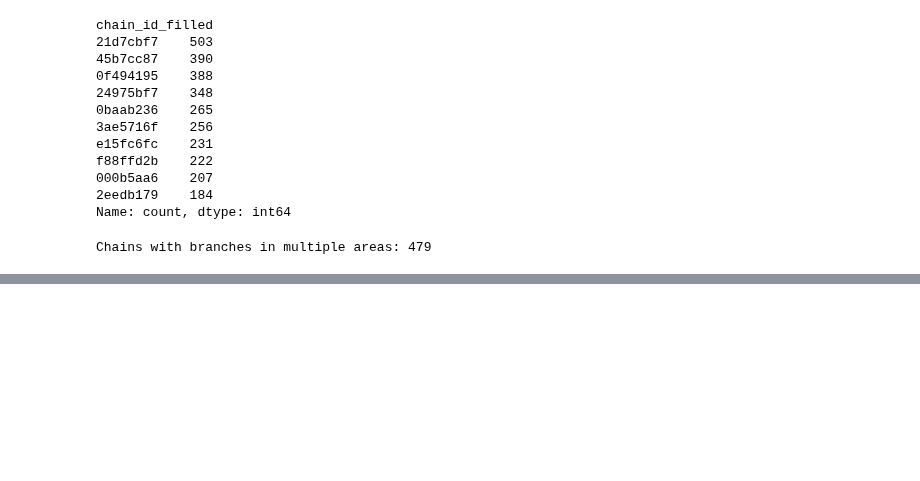
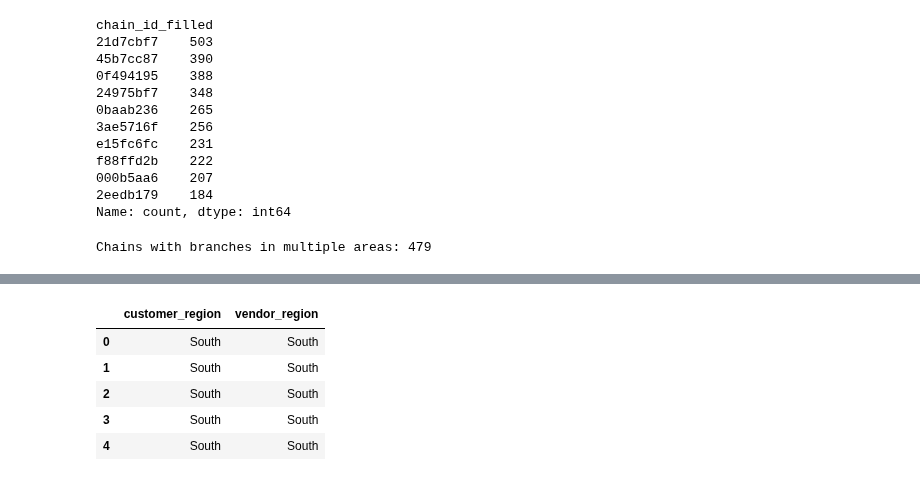
Before and after one commit to Alanoudis/food-delivery-rec, a Jupyter notebook: notebooks/rema/data_analysis.ipynb, the cells around one changed output, grey strips where cells are left out. Drawn from its saved outputs; the diff is of its cells as text; code cells hidden in the pictures; blank space fills up the shorter version.

```diff
--- a/notebooks/rema/data_chain.ipynb
+++ b/notebooks/rema/data_analysis.ipynb
@@ -1107,0 +1147,3 @@ full_data.head()
+# %%
+for col in ['customer_lat','customer_lon','vendor_lat','vendor_lon']:
+    full_data[col] = pd.to_numeric(full_data[col], errors='coerce')
@@ -1107,0 +1162,6 @@ full_data.head()
+# %%
+# حدود عملية مشتقة من describe() الذي أرسلته
+CUST_LAT_SPLIT = 1.35
+VEND_LAT_SPLIT = 1.35
+CUST_LON_SPLIT = 103.85
+VEND_LON_SPLIT = 103.85
@@ -1107,0 +1185,14 @@ full_data.head()
+# %%
+# North/South + East/West + رُباعيات للعميل
+full_data['customer_NS']   = full_data['customer_lat'].apply(lambda v: ns_region(v, CUST_LAT_SPLIT))
+full_data['customer_EW']   = full_data['customer_lon'].apply(lambda v: ew_region(v, CUST_LON_SPLIT))
+full_data['customer_quad'] = full_data.apply(
+    lambda r: quad_region(r['customer_lat'], r['customer_lon'], CUST_LAT_SPLIT, CUST_LON_SPLIT), axis=1
+)
+# %%
+# North/South + East/West + رُباعيات للفندر
+full_data['vendor_NS']   = full_data['vendor_lat'].apply(lambda v: ns_region(v, VEND_LAT_SPLIT))
+full_data['vendor_EW']   = full_data['vendor_lon'].apply(lambda v: ew_region(v, VEND_LON_SPLIT))
+full_data['vendor_quad'] = full_data.apply(
+    lambda r: quad_region(r['vendor_lat'], r['vendor_lon'], VEND_LAT_SPLIT, VEND_LON_SPLIT), axis=1
+)
@@ -1107,0 +1237,28 @@ full_data.head()
+# %%
+def singapore_region(lat, lon):
+    if pd.isna(lat) or pd.isna(lon):
+        return np.nan
+    if lat > 1.40:
+        return 'North'
+    elif lat < 1.32:
+        return 'South'
+    elif lon > 103.93:
+        return 'East'
+    elif lon < 103.75:
+        return 'West'
+    else:
+        return 'Central'
+
+# نطبّقها على العميل والمطعم
+full_data['customer_region'] = full_data.apply(lambda r: singapore_region(r['customer_lat'], r['customer_lon']), axis=1)
+full_data['vendor_region']   = full_data.apply(lambda r: singapore_region(r['vendor_lat'], r['vendor_lon']), axis=1)
+
+# نطبع أول النتائج
+full_data[['customer_region', 'vendor_region']].head()
+# %% [output]
+|  | customer_region | vendor_region |
+| 0 | South | South |
+| 1 | South | South |
+| 2 | South | South |
+| 3 | South | South |
+| 4 | South | South |
```
Also changed, not shown: parts of 13 cells of this notebook.
